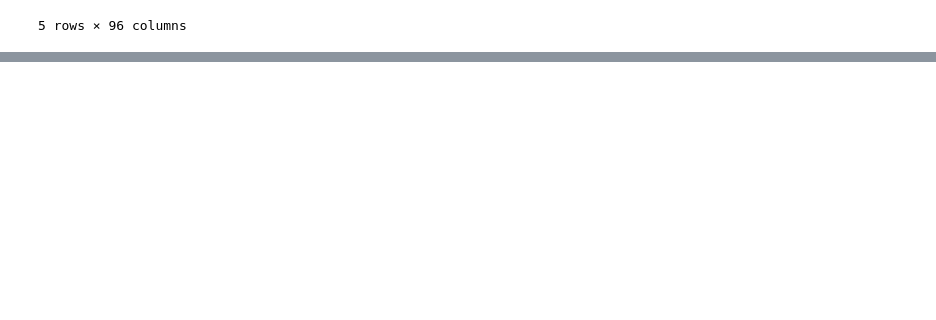
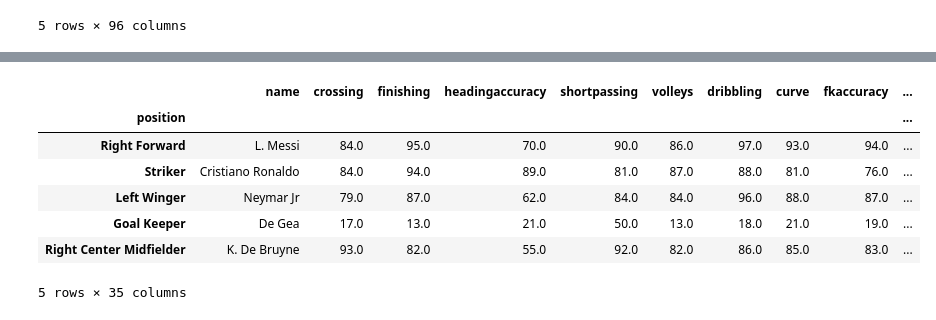
Before and after one commit to fifa-19-player-stats/data, a Jupyter notebook: code/PositionStats.ipynb, the cells around one changed output, grey strips where cells are left out. Saved outputs shown, nothing was run; the diff lists cells and outputs as text; code cells hidden in the pictures; blank space fills up the shorter version.

Commit message:
Isolated positions. Will be doing formulas for weighted averages and player ratings based on position.

```diff
--- a/code/PositionStats.ipynb
+++ b/code/PositionStats.ipynb
@@ -95,3 +80,16 @@ position_stats.head()
 | 3 | 3 | 193080 | De Gea | 27 | https://cdn.sofifa.org/players/4/... | Spain | https://cdn.sofifa.org/flags/45.png | 91 | 93 | Manchester United | ... |
 | 4 | 4 | 192985 | K. De Bruyne | 27 | https://cdn.sofifa.org/players/4/... | Belgium | https://cdn.sofifa.org/flags/7.png | 91 | 92 | Manchester City | ... |
 5 rows × 96 columns
+# %%
+position_rank = ['position', 'name', 'crossing', 'finishing', 'headingaccuracy',
+       'shortpassing', 'volleys', 'dribbling', 'curve', 'fkaccuracy',
+       'longpassing', 'ballcontrol', 'acceleration', 'sprintspeed', 'agility',
+       'reactions', 'balance', 'shotpower', 'jumping', 'stamina', 'strength',
+       'longshots', 'aggression', 'interceptions', 'positioning', 'vision',
+       'penalties', 'composure', 'marking', 'standingtackle', 'slidingtackle',
+       'gkdiving', 'gkhandling', 'gkkicking', 'gkpositioning', 'gkreflexes']
+
+skills_stats = (position_stats[position_rank])
+skills_stats.head()
+
+# position_stats['position'].value_counts()
@@ -97,0 +104,12 @@ position_stats.head()
+# %%
+skills_stats.set_index(['position'], inplace=True)
+skills_stats.head()
+# %% [output]
+|  | name | crossing | finishing | headingaccuracy | shortpassing | volleys | dribbling | curve | fkaccuracy | ... |
+| position |  |  |  |  |  |  |  |  |  | ... |
+| Right Forward | L. Messi | 84.0 | 95.0 | 70.0 | 90.0 | 86.0 | 97.0 | 93.0 | 94.0 | ... |
+| Striker | Cristiano Ronaldo | 84.0 | 94.0 | 89.0 | 81.0 | 87.0 | 88.0 | 81.0 | 76.0 | ... |
+| Left Winger | Neymar Jr | 79.0 | 87.0 | 62.0 | 84.0 | 84.0 | 96.0 | 88.0 | 87.0 | ... |
+| Goal Keeper | De Gea | 17.0 | 13.0 | 21.0 | 50.0 | 13.0 | 18.0 | 21.0 | 19.0 | ... |
+| Right Center Midfielder | K. De Bruyne | 93.0 | 82.0 | 55.0 | 92.0 | 82.0 | 86.0 | 85.0 | 83.0 | ... |
+5 rows × 35 columns
```
Also changed, not shown: parts of 28 cells of this notebook.
